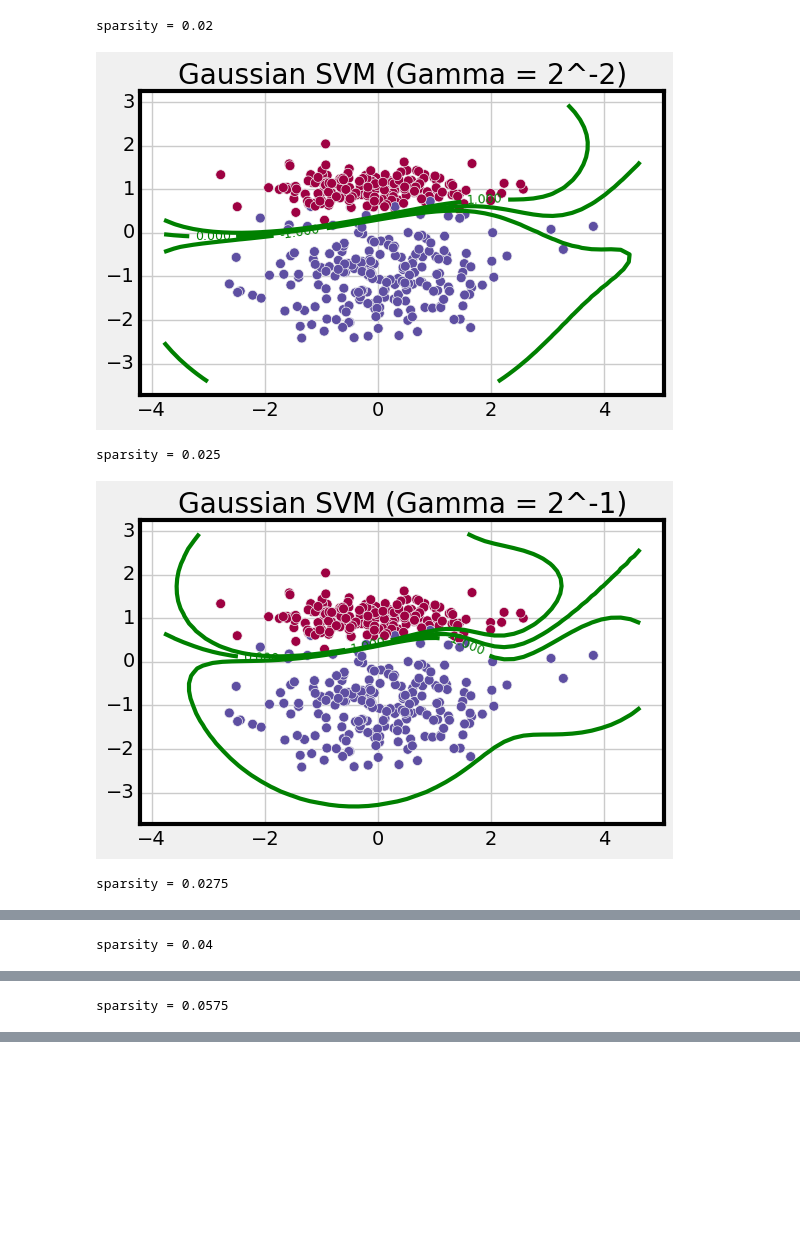
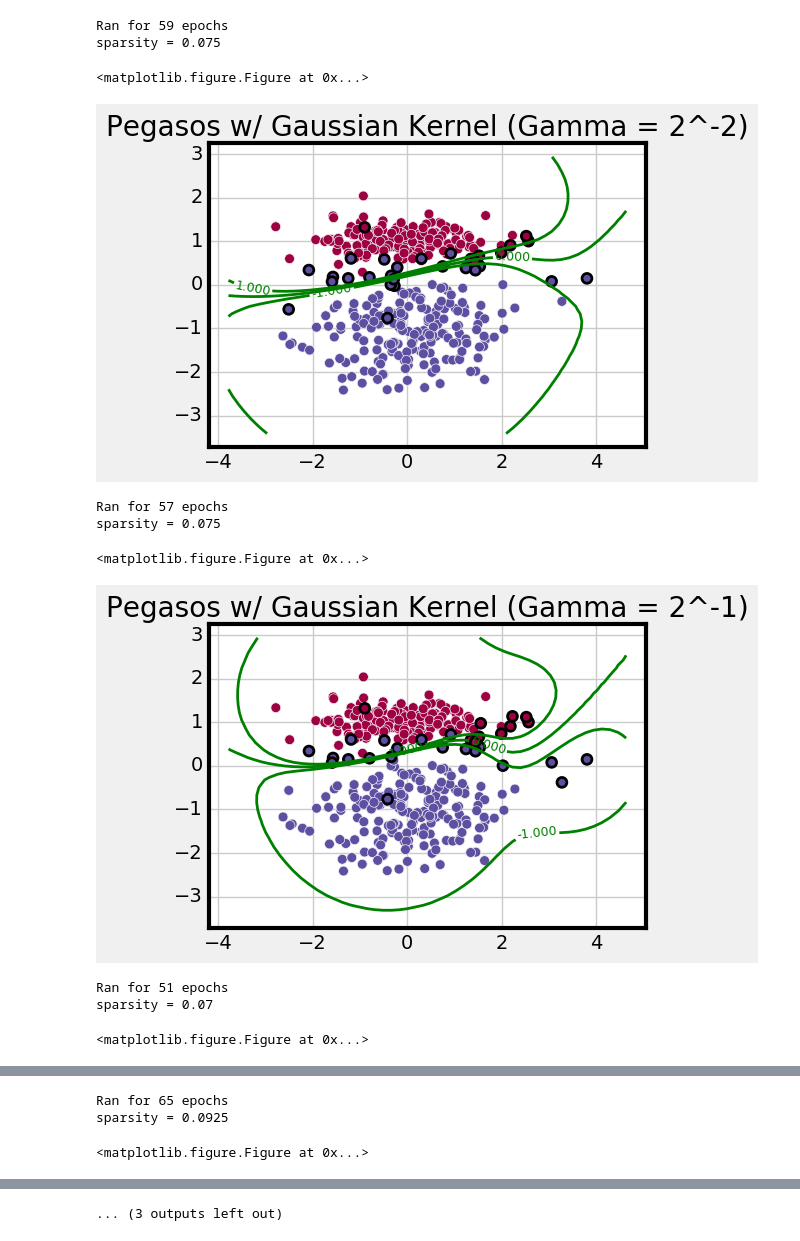
Before and after one commit to amartyashankha/6.867-HW-2016, a Jupyter notebook: HW2/pegasos_gaussian.ipynb, the cells around one changed output, grey strips where cells are left out. Cells and saved outputs as stored; diff of their text form; code cells hidden in the pictures; blank space fills up the shorter version.

```diff
--- a/HW2/pegasos_gaussian.ipynb
+++ b/HW2/pegasos_gaussian.ipynb
@@ -17,7 +17,7 @@ train = np.loadtxt('data/data3_train.csv')
 X = train[:,0:2]
 Y = train[:,2:3]
 # %%
-def run_pegasos(gamma, threshold=1e-5):
+def run_pegasos(gamma, threshold=1e5):
     alpha = np.zeros(len(X))
     prev = copy(alpha)
     L = 0.02
@@ -34,22 +34,33 @@ def run_pegasos(gamma, threshold=1e-5):
                 alpha[i] += step_size*Y[i]
         #print np.linalg.norm(alpha)
         if np.linalg.norm(alpha-prev) < threshold:
+            print 'Ran for', epoch, 'epochs'
             break
         prev = copy(alpha)
+    idx = []
+    for j,a in enumerate(alpha):
+        if a != 0:
+            idx.append(j)
     def predict_gaussianSVM(x):
-        return sum([alpha[i]*gauss_kernel(x,X[i],gamma) for i in range(len(X))])
-    return alpha, predict_gaussianSVM
+        return sum([alpha[i]*gauss_kernel(x,X[i],gamma) for i in idx])
+    return alpha, idx, predict_gaussianSVM
 # %%
-threshold = 1e-4
+threshold = 1e-2
 poss = 2.0**np.array(range(-2,3))
 for i, gamma in enumerate(poss):
-    alpha, predict_gaussianSVM = run_pegasos(gamma, threshold)
-    print 'sparsity =', sum([1.0 if a>0 else 0 for a in alpha])/len(alpha)
-    plotDecisionBoundary(X, Y, predict_gaussianSVM, [-1,0,1], title = 'Gaussian SVM (Gamma = 2^'+str(i-2)+')')
+    alpha, idx, predict_gaussianSVM = run_pegasos(gamma, threshold)
+    print 'sparsity =', len(idx)*1.0/len(alpha)
+    plotDecisionBoundary(X, Y, idx, predict_gaussianSVM, [-1,0,1], title = 'Pegasos w/ Gaussian Kernel (Gamma = 2^'+str(i-2)+')')
     pl.show()
 # %% [output]
-sparsity = 0.02
+Ran for 59 epochs
+sparsity = 0.075
+<matplotlib.figure.Figure at 0x...>
-[figure, old version]
+[figure, new version]
-sparsity = 0.025
+Ran for 57 epochs
+sparsity = 0.075
+<matplotlib.figure.Figure at 0x...>
-[figure, old version]
+[figure, new version]
-sparsity = 0.0275
+Ran for 51 epochs
+sparsity = 0.07
+<matplotlib.figure.Figure at 0x...>
@@ -57 +68,3 @@ sparsity = 0.0275
-sparsity = 0.04
+Ran for 65 epochs
+sparsity = 0.0925
+<matplotlib.figure.Figure at 0x...>
@@ -59 +71,0 @@ sparsity = 0.04
-sparsity = 0.0575
@@ -61,3 +72,4 @@ sparsity = 0.0575
+... (3 outputs left out)
 # %%
 def get_kernel(X, gamma):
     def gauss_kernel(x1, x2):
```
Also changed, not shown: parts of 4 cells of this notebook, 12 other files.
